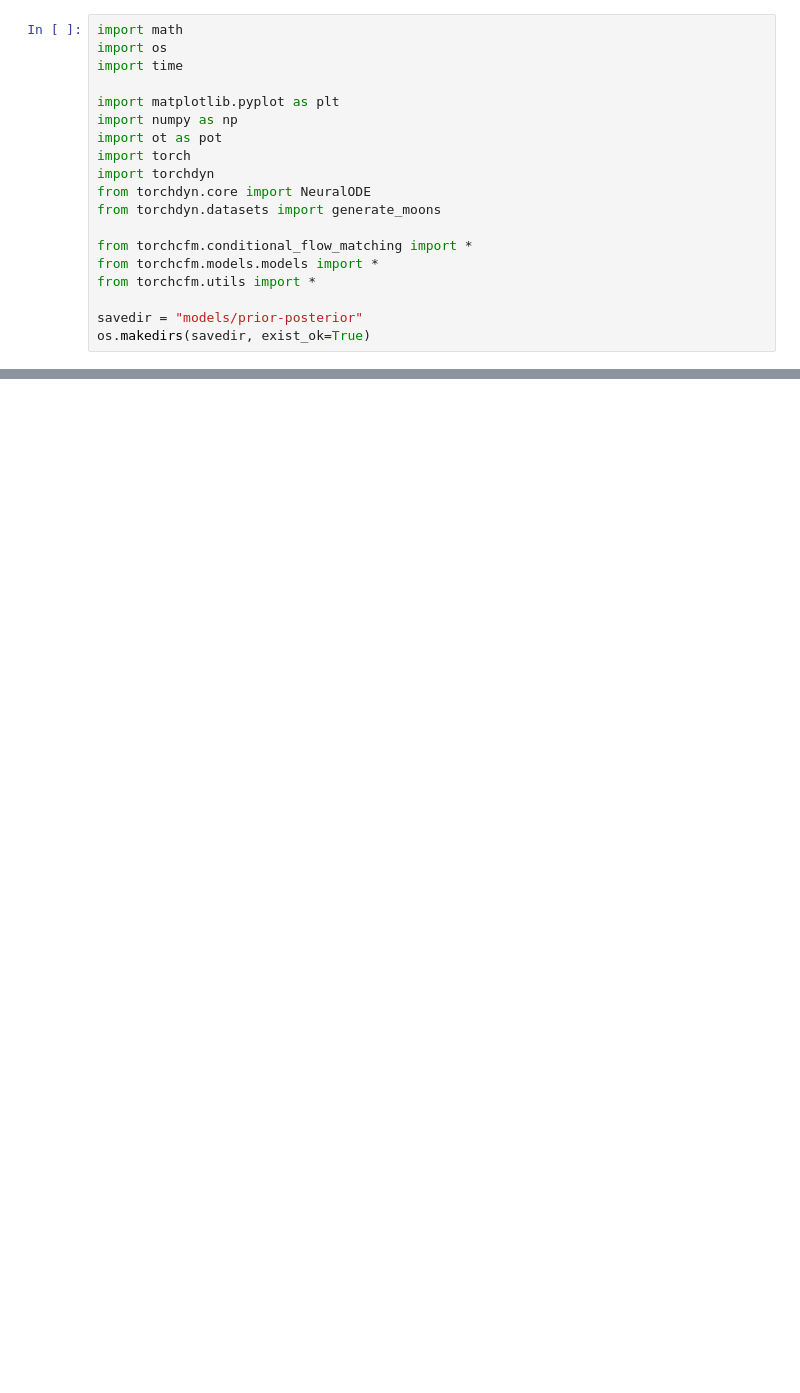
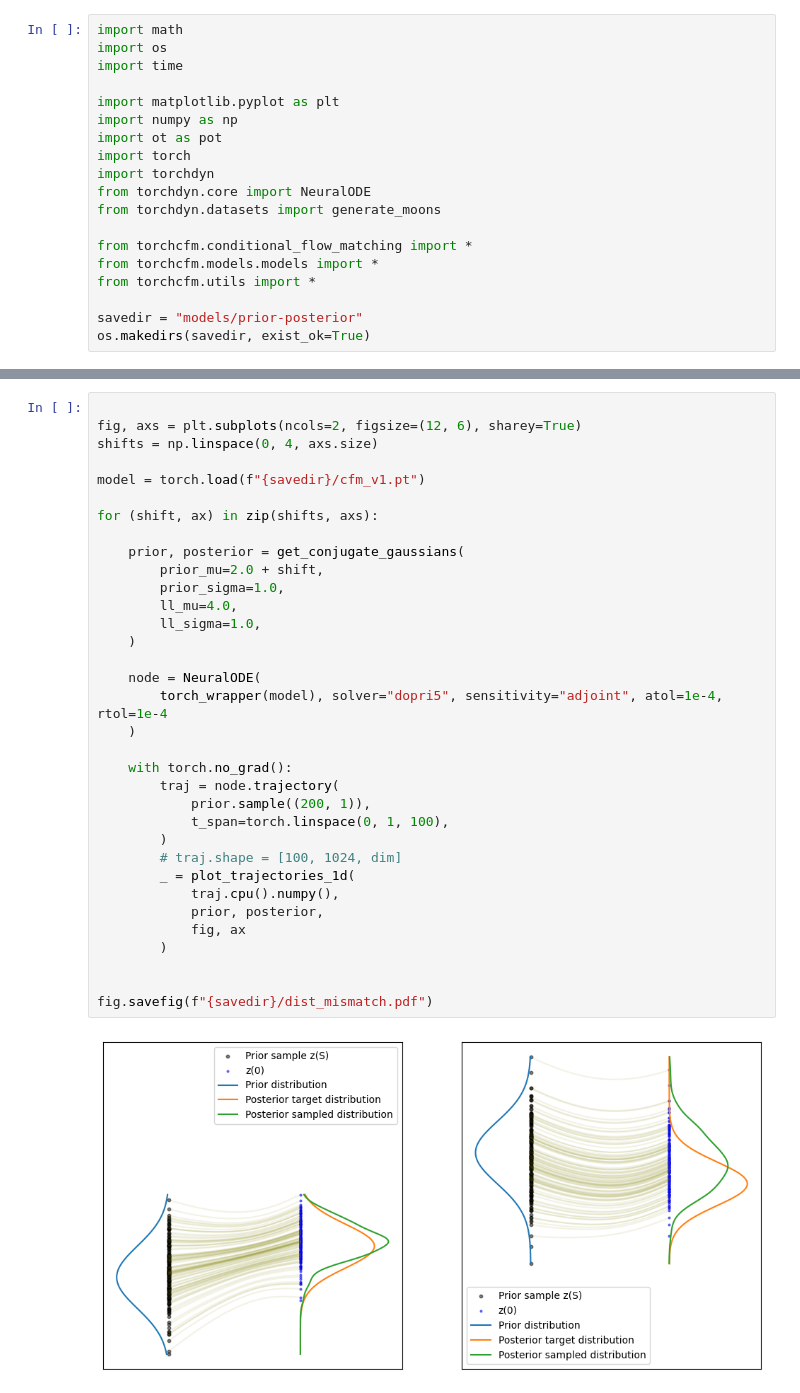
Before and after one commit to TobyBoyne/conditional-flow-matching, a Jupyter notebook: examples/notebooks/prior_to_posterior.ipynb, the cells around one changed output, grey strips where cells are left out. Cells and saved outputs as stored; diff of their text form; blank space fills up the shorter version.

```diff
--- a/examples/notebooks/prior_to_posterior.ipynb
+++ b/examples/notebooks/prior_to_posterior.ipynb
@@ -72,0 +97,36 @@ torch.save(model, f"{savedir}/cfm_v1.pt")
+# %%
+
+fig, axs = plt.subplots(ncols=2, figsize=(12, 6), sharey=True)
+shifts = np.linspace(0, 4, axs.size)
+
+model = torch.load(f"{savedir}/cfm_v1.pt")
+
+for (shift, ax) in zip(shifts, axs):
+
+    prior, posterior = get_conjugate_gaussians(
+        prior_mu=2.0 + shift,
+        prior_sigma=1.0,
+        ll_mu=4.0,
+        ll_sigma=1.0,
+    )
+
+    node = NeuralODE(
+        torch_wrapper(model), solver="dopri5", sensitivity="adjoint", atol=1e-4, rtol=1e-4
+    )
+
+    with torch.no_grad():
+        traj = node.trajectory(
+            prior.sample((200, 1)),
+            t_span=torch.linspace(0, 1, 100),
+        )
+        # traj.shape = [100, 1024, dim]
+        _ = plot_trajectories_1d(
+            traj.cpu().numpy(),
+            prior, posterior,
+            fig, ax
+        )
+
+
+fig.savefig(f"{savedir}/dist_mismatch.pdf")
+# %% [output]
+[figure, added]
```
Also changed, not shown: parts of 3 cells of this notebook, 1 other file.
